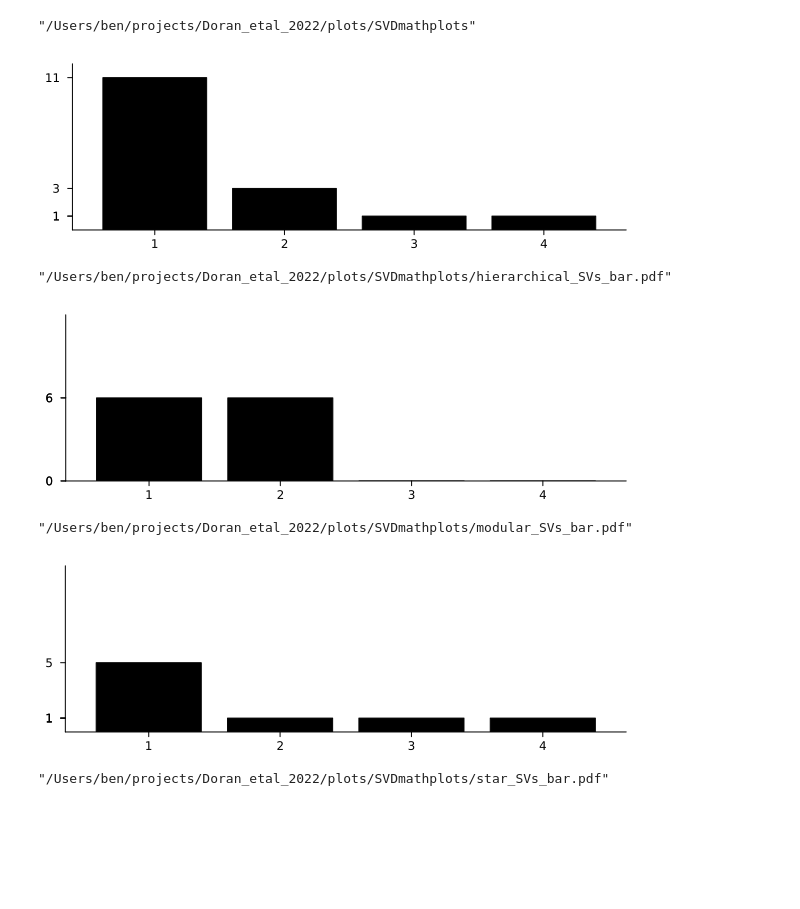
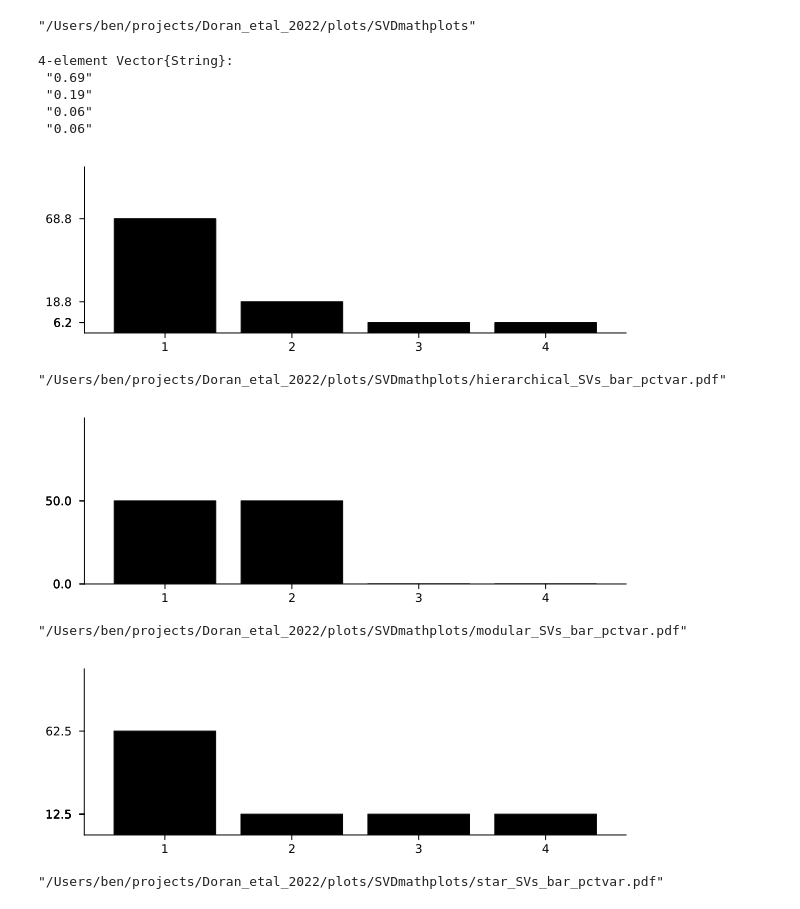
Before and after one commit to aramanlab/Doran_etal_2022, a Jupyter notebook: notebooks/reports/09_SVD-mathplots.ipynb, the cells around one changed output. Saved outputs shown, nothing was run; the diff lists cells and outputs as text; code cells hidden in the pictures; blank space fills up the shorter version.

Commit message:
update plots

```diff
--- a/notebooks/reports/09_SVD-mathplots.ipynb
+++ b/notebooks/reports/09_SVD-mathplots.ipynb
@@ -29,54 +29,65 @@ sa = [
     1 0 0 0 1 0
     1 0 0 0 0 1
 ];
+# %%
+string.(round.(SVs, digits=2))
+# %% [output]
+4-element Vector{String}:
+ "0.69"
+ "0.19"
+ "0.06"
+ "0.06"
 # %%
 SVs = svd(ha).S.^2
+SVs = (SVs ./ sum(SVs)) .* 100
 bar(SVs,
     c=:black,
-    ylims=(0,12),
-    yticks=SVs,
+    ylims=(0,100),
+    yticks=(SVs, string.(round.(SVs, digits=1))),
     label="",
     tickdirection=:out,
     grid=false,
     size=(600, 200)
 )
 # %% [output]
-[figure, old version]
+[figure, new version]
 # %%
-savefig(joinpath(pdir, "hierarchical_SVs_bar.pdf"))
+savefig(joinpath(pdir, "hierarchical_SVs_bar_pctvar.pdf"))
 # %% [output]
-"/Users/ben/projects/Doran_etal_2022/plots/SVDmathplots/hierarchical_SVs_bar.pdf"
+"/Users/ben/projects/Doran_etal_2022/plots/SVDmathplots/hierarchical_SVs_bar_pctvar.pdf"
 # %%
 SVs = svd(ma).S.^2
+SVs = (SVs ./ sum(SVs)) .* 100
 bar(SVs,
     c=:black,
-    ylims=(0,12),
-    yticks=SVs,
+    ylims=(0,100),
+    yticks=(SVs, string.(round.(SVs, digits=1))),
     label="",
     tickdirection=:out,
     grid=false,
     size=(600, 200)
 )
 # %% [output]
-[figure, old version]
+[figure, new version]
 # %%
-savefig(joinpath(pdir, "modular_SVs_bar.pdf"))
+savefig(joinpath(pdir, "modular_SVs_bar_pctvar.pdf"))
 # %% [output]
-"/Users/ben/projects/Doran_etal_2022/plots/SVDmathplots/modular_SVs_bar.pdf"
+"/Users/ben/projects/Doran_etal_2022/plots/SVDmathplots/modular_SVs_bar_pctvar.pdf"
 # %%
 SVs = svd(sa).S.^2
+SVs = (SVs ./ sum(SVs)) .* 100
 bar(SVs,
     c=:black,
-    ylims=(0,12),
-    yticks=SVs,
+    ylims=(0,100),
+    yticks=(SVs, string.(round.(SVs, digits=1))),
     label="",
     tickdirection=:out,
     grid=false,
     size=(600, 200)
 )
 # %% [output]
-[figure, old version]
+[figure, new version]
 # %%
-savefig(joinpath(pdir, "star_SVs_bar.pdf"))
+savefig(joinpath(pdir, "star_SVs_bar_pctvar.pdf"))
 # %% [output]
-"/Users/ben/projects/Doran_etal_2022/plots/SVDmathplots/star_SVs_bar.pdf"
+"/Users/ben/projects/Doran_etal_2022/plots/SVDmathplots/star_SVs_bar_pctvar.pdf"
```
